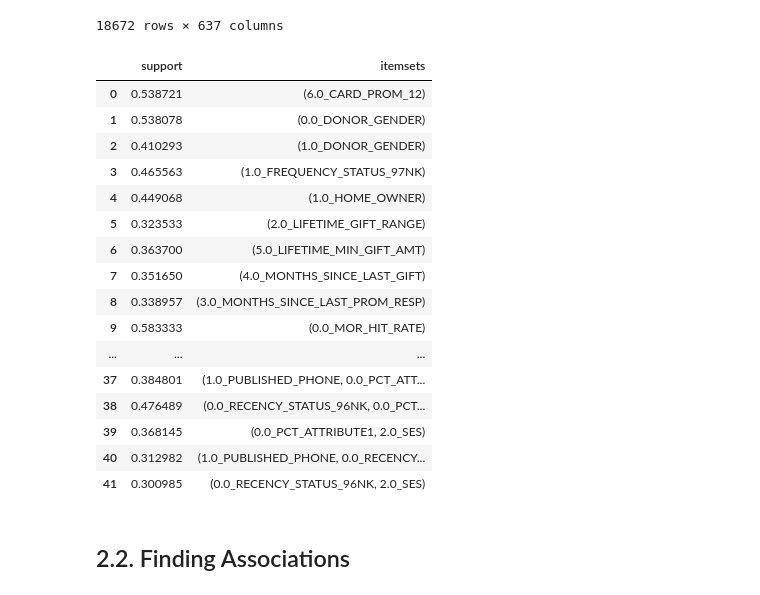
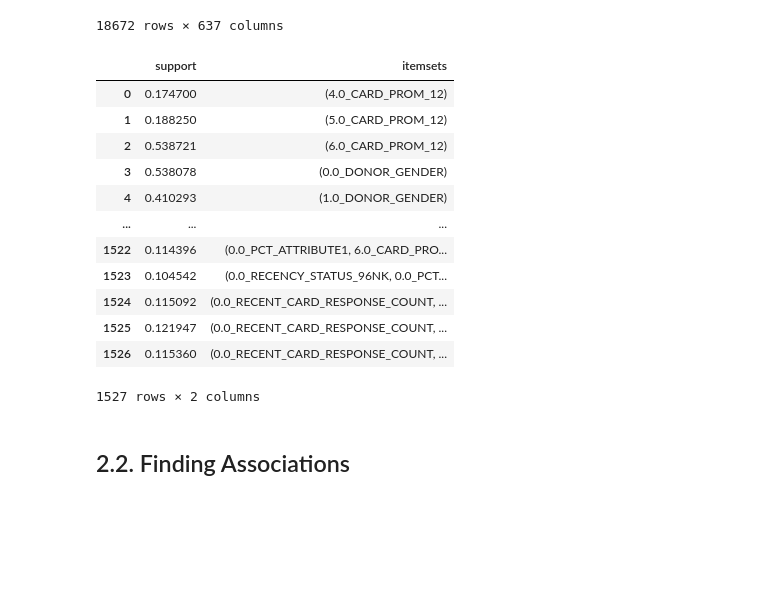
Before and after one commit to F-Madruga/Donation_Dataset_Predictions_FCUL, a Jupyter notebook: AA_202021_Project.ipynb, the cells around one changed output. Drawn from its saved outputs; the diff is of its cells as text; code cells hidden in the pictures; blank space fills up the shorter version.

```diff
--- a/AA_202021_Project.ipynb
+++ b/AA_202021_Project.ipynb
@@ -1157,25 +1157,21 @@ binary_database
 # %%
 binary_database = binary_database.drop(columns=['0.0_TARGET_B', '0.0_HOME_OWNER', '0.0_IN_HOUSE', '0.0_PEP_STAR', '0.0_PUBLISHED_PHONE', '0.0_RECENT_STAR_STATUS'])
 # %%
-frequent_itemsets = apriori(binary_database, min_support=0.30, max_len=4, use_colnames=True)
+frequent_itemsets = apriori(binary_database, min_support=0.10, use_colnames=True)
 frequent_itemsets
 # %% [output]
 |  | support | itemsets |
-| 0 | 0.538721 | (6.0_CARD_PROM_12) |
-| 1 | 0.538078 | (0.0_DONOR_GENDER) |
-| 2 | 0.410293 | (1.0_DONOR_GENDER) |
-| 3 | 0.465563 | (1.0_FREQUENCY_STATUS_97NK) |
-| 4 | 0.449068 | (1.0_HOME_OWNER) |
-| 5 | 0.323533 | (2.0_LIFETIME_GIFT_RANGE) |
-| 6 | 0.363700 | (5.0_LIFETIME_MIN_GIFT_AMT) |
-| 7 | 0.351650 | (4.0_MONTHS_SINCE_LAST_GIFT) |
-| 8 | 0.338957 | (3.0_MONTHS_SINCE_LAST_PROM_RESP) |
-| 9 | 0.583333 | (0.0_MOR_HIT_RATE) |
+| 0 | 0.174700 | (4.0_CARD_PROM_12) |
+| 1 | 0.188250 | (5.0_CARD_PROM_12) |
+| 2 | 0.538721 | (6.0_CARD_PROM_12) |
+| 3 | 0.538078 | (0.0_DONOR_GENDER) |
+| 4 | 0.410293 | (1.0_DONOR_GENDER) |
 | ... | ... | ... |
-| 37 | 0.384801 | (1.0_PUBLISHED_PHONE, 0.0_PCT_ATT... |
-| 38 | 0.476489 | (0.0_RECENCY_STATUS_96NK, 0.0_PCT... |
-| 39 | 0.368145 | (0.0_PCT_ATTRIBUTE1, 2.0_SES) |
-| 40 | 0.312982 | (1.0_PUBLISHED_PHONE, 0.0_RECENCY... |
-| 41 | 0.300985 | (0.0_RECENCY_STATUS_96NK, 2.0_SES) |
+| 1522 | 0.114396 | (0.0_PCT_ATTRIBUTE1, 6.0_CARD_PRO... |
+| 1523 | 0.104542 | (0.0_RECENCY_STATUS_96NK, 0.0_PCT... |
+| 1524 | 0.115092 | (0.0_RECENT_CARD_RESPONSE_COUNT, ... |
+| 1525 | 0.121947 | (0.0_RECENT_CARD_RESPONSE_COUNT, ... |
+| 1526 | 0.115360 | (0.0_RECENT_CARD_RESPONSE_COUNT, ... |
+1527 rows × 2 columns
 # %% [markdown]
 ## 2.2. Finding Associations
```
Also changed, not shown: parts of 18 cells of this notebook.
